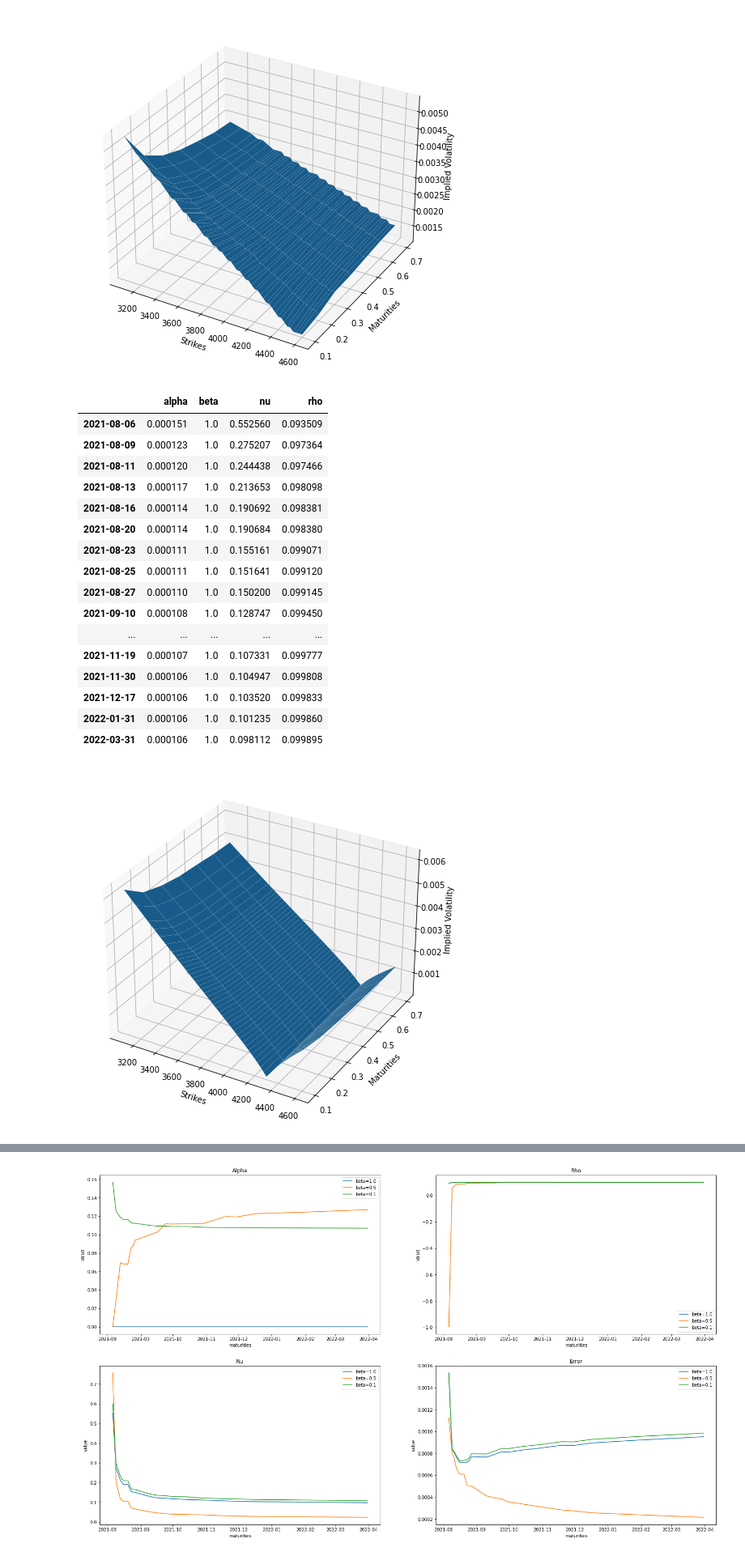
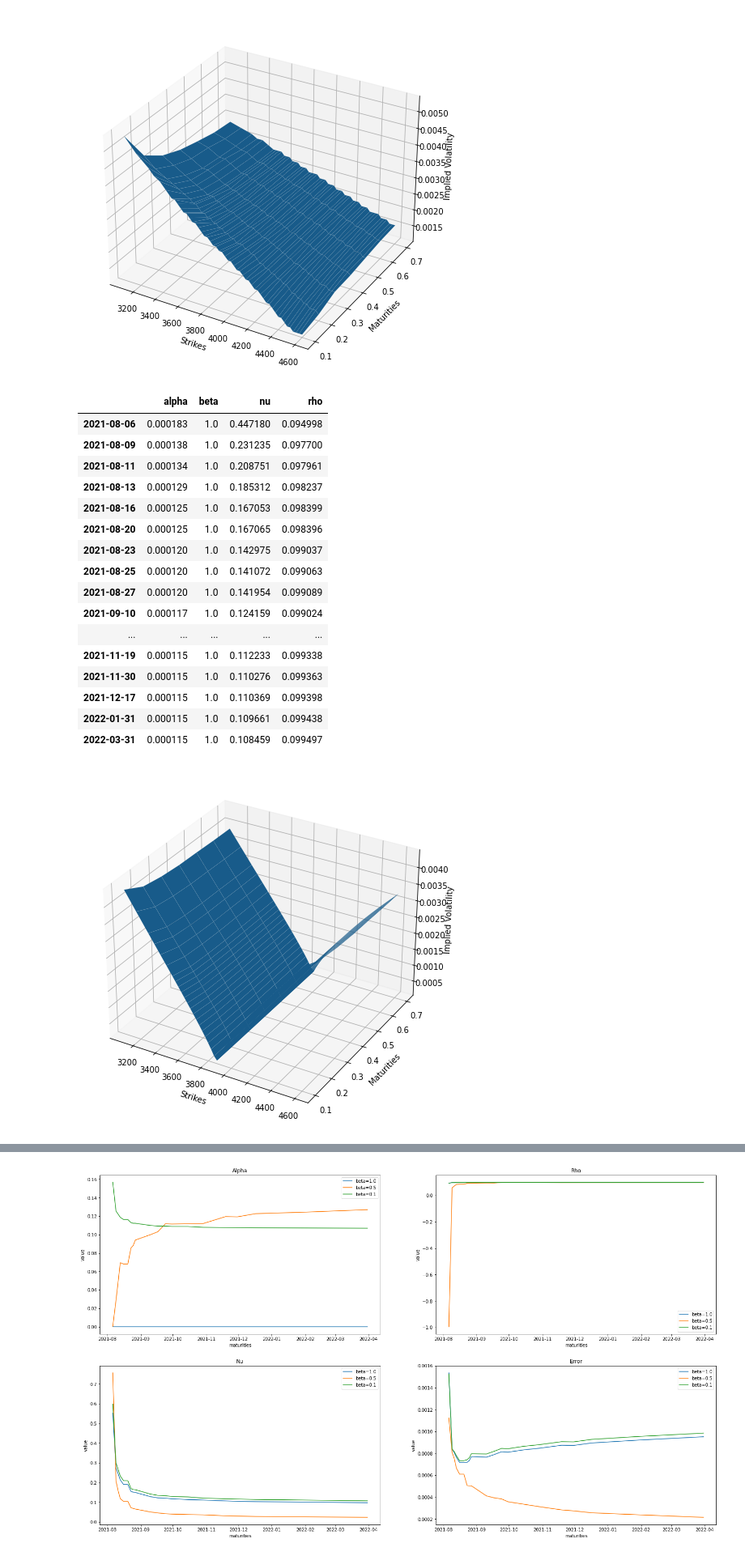
Before and after one commit to lucasomigli/SABR-volatility-models, a Jupyter notebook: ql_model.ipynb, the cells around one changed output, grey strips where cells are left out. Shown at 81% size. Cells and saved outputs as stored; diff of their text form; code cells hidden in the pictures.

Commit message:
added smile plotting for backbone analysis

```diff
--- a/ql_model.ipynb
+++ b/ql_model.ipynb
@@ -109,9 +110,8 @@ plot_vol_surface(vol_surface=black_var_surface , plot_years=np.arange(0.1, .8, 0
 # %%
 #CALIBRATE VOLATILITY SURFACE
 
-def volatilitySmileSABR(date, shift=0, beta=1, method="normal"):
+def volatilitySmileSABR(date, shift=0, beta=1, method="normal", fwd=current_price):
 
-    fwd = current_price
     expiryTime = delta_t(date)
     marketVols = vols[dates.index(date)]
 
@@ -161,13 +161,13 @@ def volatilitySmileSABR(date, shift=0, beta=1, method="normal"):
 
     return dict(vols=newVols, error=error, params={"alpha": alpha, "beta": beta, "nu": nu, "rho": rho})
 
-def volatilitySurfaceSABR(method="normal", beta=1, shift=0):
+def volatilitySurfaceSABR(method="normal", beta=1, shift=0, fwd=current_price):
 
     vol_surface_vector, errors, _alpha, _beta, _nu, _rho = [], [], [], [], [], []
     SABRVolMatrix = ql.Matrix(len(strikes), len(dates))
 
     for i, d in enumerate(dates):
-        volSABR = volatilitySmileSABR(date=d, beta=beta, shift=shift, method=method)
+        volSABR = volatilitySmileSABR(date=d, beta=beta, shift=shift, method=method, fwd=fwd)
 
         _alpha.append(volSABR["params"]["alpha"])
         _beta.append(volSABR["params"]["beta"])
@@ -187,32 +187,32 @@ def volatilitySurfaceSABR(method="normal", beta=1, shift=0):
 # %%
 #SABR VOLATILITY SURFACE
 
-volatility_surface = volatilitySurfaceSABR(method="normal", shift=0, beta=1)
+volatility_surface = volatilitySurfaceSABR(method="normal", shift=0, beta=1, fwd=current_price*.9)
 SABRVolMatrix = volatility_surface["volMatrix"]
 
-SABR_vol_surface  = ql.BlackVarianceSurface(today, calendar, dates, strikes, SABRVolMatrix, day_count)
+SABR_vol_surface = ql.BlackVarianceSurface(today, calendar, dates, strikes, SABRVolMatrix, day_count)
 SABR_vol_surface.enableExtrapolation()
 
 plot_vol_surface(vol_surface=SABR_vol_surface , plot_years=np.arange(0.1, .8, 0.1), plot_strikes=strikes, funct='blackVol')
 
 d = {'alpha': volatility_surface["a"], 'beta': volatility_surface["b"], 'nu': volatility_surface["n"], 'rho': volatility_surface["r"]}
 pd.DataFrame(data=d, index=maturities)
 # %% [output]
 |  | alpha | beta | nu | rho |
-| 2021-08-06 | 0.000151 | 1.0 | 0.552560 | 0.093509 |
-| 2021-08-09 | 0.000123 | 1.0 | 0.275207 | 0.097364 |
-| 2021-08-11 | 0.000120 | 1.0 | 0.244438 | 0.097466 |
-| 2021-08-13 | 0.000117 | 1.0 | 0.213653 | 0.098098 |
-| 2021-08-16 | 0.000114 | 1.0 | 0.190692 | 0.098381 |
-| 2021-08-20 | 0.000114 | 1.0 | 0.190684 | 0.098380 |
-| 2021-08-23 | 0.000111 | 1.0 | 0.155161 | 0.099071 |
-| 2021-08-25 | 0.000111 | 1.0 | 0.151641 | 0.099120 |
-| 2021-08-27 | 0.000110 | 1.0 | 0.150200 | 0.099145 |
-| 2021-09-10 | 0.000108 | 1.0 | 0.128747 | 0.099450 |
+| 2021-08-06 | 0.000183 | 1.0 | 0.447180 | 0.094998 |
+| 2021-08-09 | 0.000138 | 1.0 | 0.231235 | 0.097700 |
+| 2021-08-11 | 0.000134 | 1.0 | 0.208751 | 0.097961 |
+| 2021-08-13 | 0.000129 | 1.0 | 0.185312 | 0.098237 |
+| 2021-08-16 | 0.000125 | 1.0 | 0.167053 | 0.098399 |
+| 2021-08-20 | 0.000125 | 1.0 | 0.167065 | 0.098396 |
+| 2021-08-23 | 0.000120 | 1.0 | 0.142975 | 0.099037 |
+| 2021-08-25 | 0.000120 | 1.0 | 0.141072 | 0.099063 |
+| 2021-08-27 | 0.000120 | 1.0 | 0.141954 | 0.099089 |
+| 2021-09-10 | 0.000117 | 1.0 | 0.124159 | 0.099024 |
 | ... | ... | ... | ... | ... |
-| 2021-11-19 | 0.000107 | 1.0 | 0.107331 | 0.099777 |
-| 2021-11-30 | 0.000106 | 1.0 | 0.104947 | 0.099808 |
-| 2021-12-17 | 0.000106 | 1.0 | 0.103520 | 0.099833 |
-| 2022-01-31 | 0.000106 | 1.0 | 0.101235 | 0.099860 |
-| 2022-03-31 | 0.000106 | 1.0 | 0.098112 | 0.099895 |
+| 2021-11-19 | 0.000115 | 1.0 | 0.112233 | 0.099338 |
+| 2021-11-30 | 0.000115 | 1.0 | 0.110276 | 0.099363 |
+| 2021-12-17 | 0.000115 | 1.0 | 0.110369 | 0.099398 |
+| 2022-01-31 | 0.000115 | 1.0 | 0.109661 | 0.099438 |
+| 2022-03-31 | 0.000115 | 1.0 | 0.108459 | 0.099497 |
-[figure, old version]
+[figure, new version]
```
Also changed, not shown: parts of 11 cells of this notebook.
